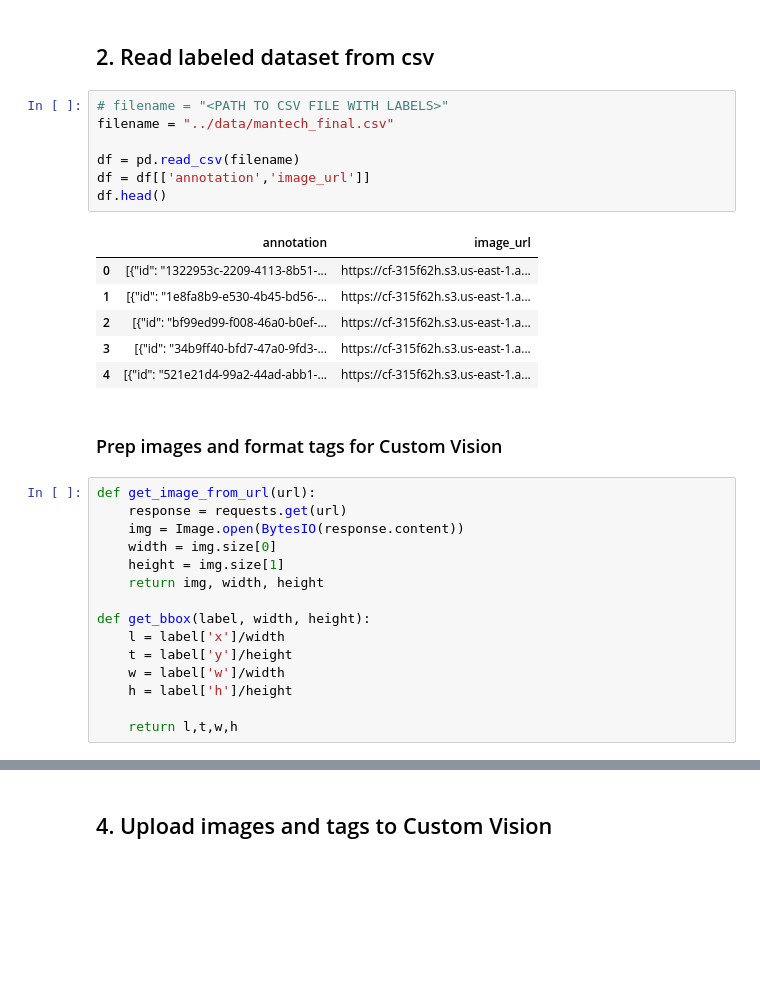
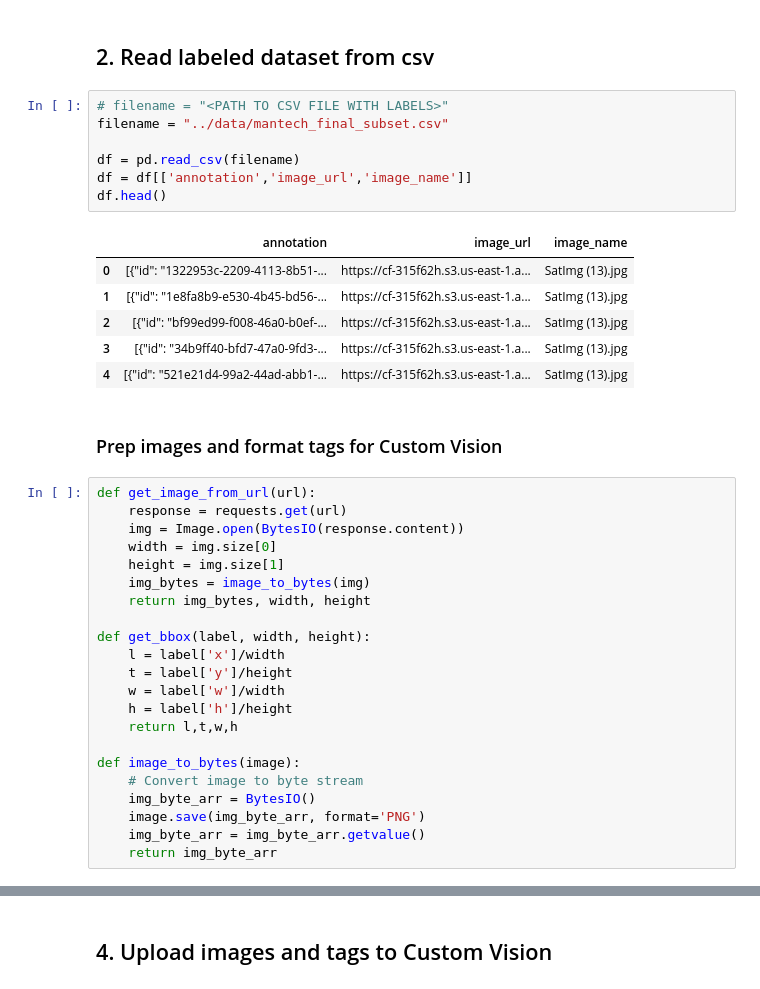
Before and after one commit to microsoft-partner-solutions-ai/aerial-object-detection, a Jupyter notebook: notebooks/figure8-labels-to-custom-vision.ipynb, the cells around one changed output, grey strips where cells are left out. Saved outputs shown, nothing was run; the diff lists cells and outputs as text; blank space fills up the shorter version.

Commit message:
new input format 6-4-20

```diff
--- a/notebooks/figure8-labels-to-custom-vision.ipynb
+++ b/notebooks/figure8-labels-to-custom-vision.ipynb
@@ -69,18 +69,18 @@ print(project.name, "project retrieved")
 ## 2. Read labeled dataset from csv
 # %%
 # filename = "<PATH TO CSV FILE WITH LABELS>"
-filename = "../data/mantech_final.csv"
+filename = "../data/mantech_final_subset.csv"
 
 df = pd.read_csv(filename)
-df = df[['annotation','image_url']]
+df = df[['annotation','image_url','image_name']]
 df.head()
 # %% [output]
-|  | annotation | image_url |
-| 0 | [{"id": "1322953c-2209-4113-8b51-... | https://cf-315f62h.s3.us-east-1.a... |
-| 1 | [{"id": "1e8fa8b9-e530-4b45-bd56-... | https://cf-315f62h.s3.us-east-1.a... |
-| 2 | [{"id": "bf99ed99-f008-46a0-b0ef-... | https://cf-315f62h.s3.us-east-1.a... |
-| 3 | [{"id": "34b9ff40-bfd7-47a0-9fd3-... | https://cf-315f62h.s3.us-east-1.a... |
-| 4 | [{"id": "521e21d4-99a2-44ad-abb1-... | https://cf-315f62h.s3.us-east-1.a... |
+|  | annotation | image_url | image_name |
+| 0 | [{"id": "1322953c-2209-4113-8b51-... | https://cf-315f62h.s3.us-east-1.a... | SatImg (13).jpg |
+| 1 | [{"id": "1e8fa8b9-e530-4b45-bd56-... | https://cf-315f62h.s3.us-east-1.a... | SatImg (13).jpg |
+| 2 | [{"id": "bf99ed99-f008-46a0-b0ef-... | https://cf-315f62h.s3.us-east-1.a... | SatImg (13).jpg |
+| 3 | [{"id": "34b9ff40-bfd7-47a0-9fd3-... | https://cf-315f62h.s3.us-east-1.a... | SatImg (13).jpg |
+| 4 | [{"id": "521e21d4-99a2-44ad-abb1-... | https://cf-315f62h.s3.us-east-1.a... | SatImg (13).jpg |
 # %% [markdown]
 ### Prep images and format tags for Custom Vision
 # %%
@@ -89,13 +89,20 @@ def get_image_from_url(url):
     img = Image.open(BytesIO(response.content))
     width = img.size[0]
     height = img.size[1]
-    return img, width, height
+    img_bytes = image_to_bytes(img)
+    return img_bytes, width, height
 
 def get_bbox(label, width, height):
     l = label['x']/width
     t = label['y']/height
     w = label['w']/width
     h = label['h']/height
+    return l,t,w,h
 
-    return l,t,w,h
+def image_to_bytes(image):
+    # Convert image to byte stream
+    img_byte_arr = BytesIO()
+    image.save(img_byte_arr, format='PNG')
+    img_byte_arr = img_byte_arr.getvalue()
+    return img_byte_arr
 # %%
```
Also changed, not shown: parts of 4 cells of this notebook.
